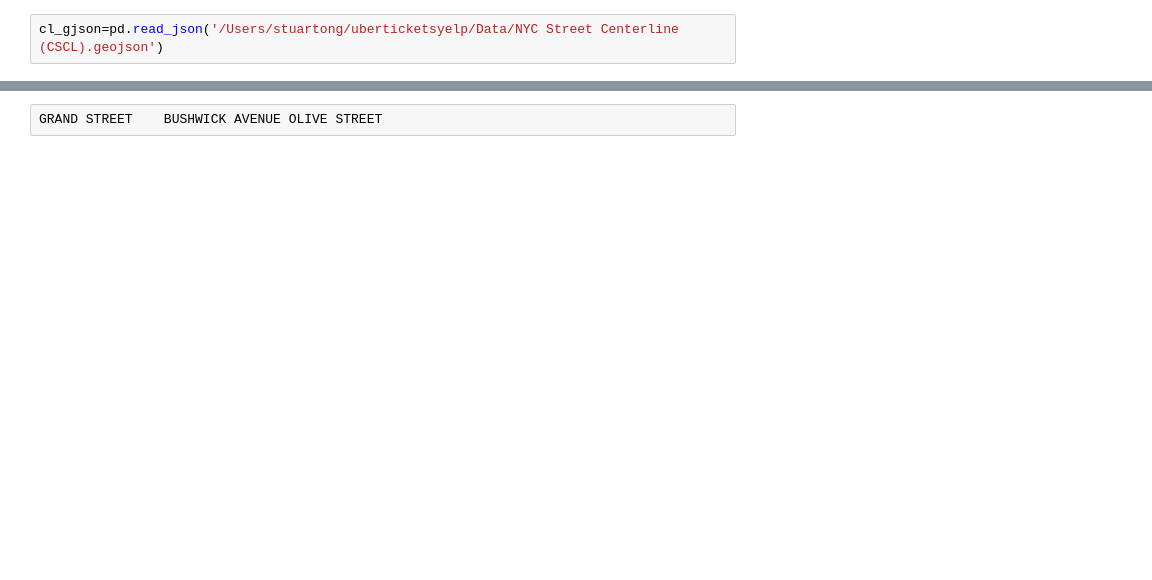
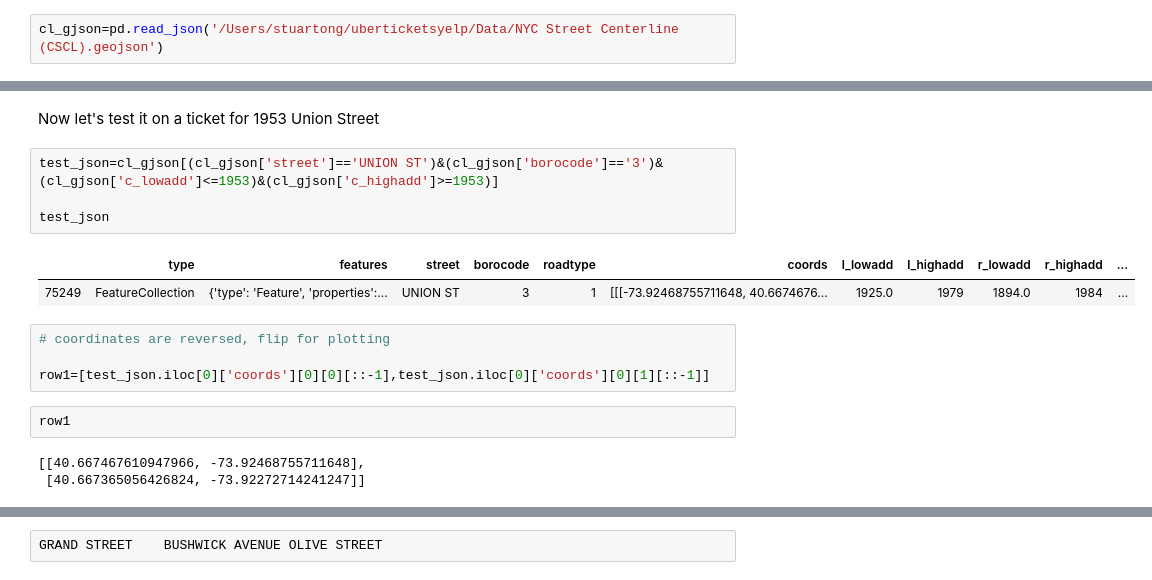
Before and after one commit to stuartong/streetsofnyc, a Jupyter notebook: TicketsCleaningStreetCode.ipynb, the cells around one changed output, grey strips where cells are left out. Drawn from its saved outputs; the diff is of its cells as text; blank space fills up the shorter version.

```diff
--- a/TicketsCleaningStreetCode.ipynb
+++ b/TicketsCleaningStreetCode.ipynb
@@ -229,0 +263,18 @@ cl_gjson['coords']=cl_gjson['features'].str['geometry'].str['coordinates']
+# %% [markdown]
+Now let's test it on a ticket for 1953 Union Street
+# %%
+test_json=cl_gjson[(cl_gjson['street']=='UNION ST')&(cl_gjson['borocode']=='3')&(cl_gjson['c_lowadd']<=1953)&(cl_gjson['c_highadd']>=1953)]
+
+test_json
+# %% [output]
+|  | type | features | street | borocode | roadtype | coords | l_lowadd | l_highadd | r_lowadd | r_highadd | ... |
+| 75249 | FeatureCollection | {'type': 'Feature', 'properties':... | UNION ST | 3 | 1 | [[[-73.92468755711648, 40.6674676... | 1925.0 | 1979 | 1894.0 | 1984 | ... |
+# %%
+# coordinates are reversed, flip for plotting
+
+row1=[test_json.iloc[0]['coords'][0][0][::-1],test_json.iloc[0]['coords'][0][1][::-1]]
+# %%
+row1
+# %% [output]
+[[40.667467610947966, -73.92468755711648],
+ [40.667365056426824, -73.92272714241247]]
```
Also changed, not shown: parts of 37 cells of this notebook.
